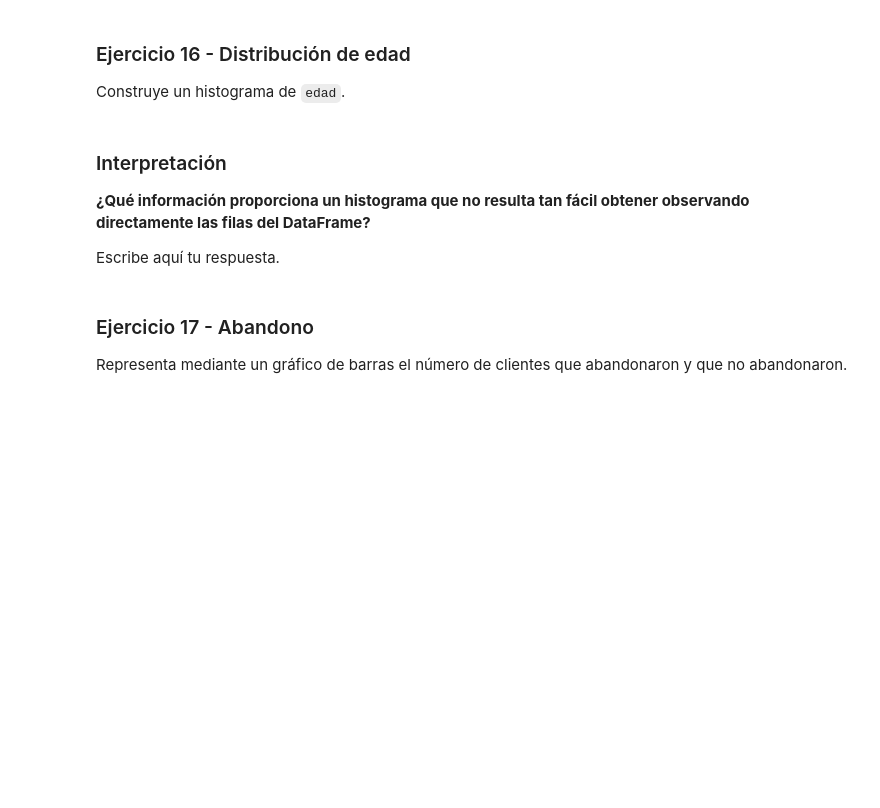
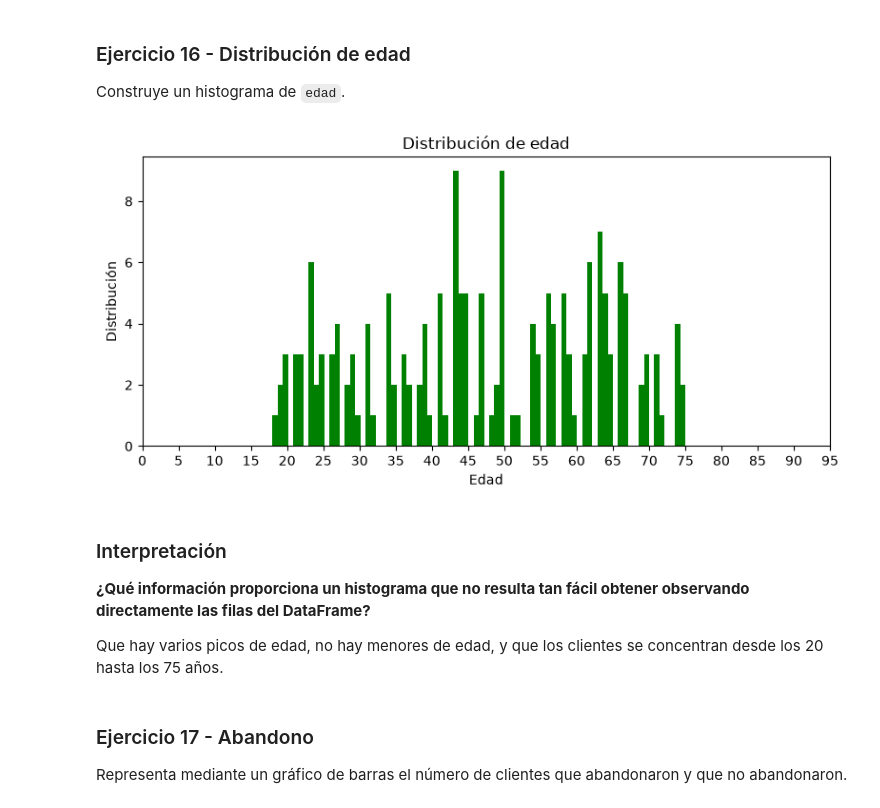
Before and after one commit to juanfeemv/jupyternotebooks, a Jupyter notebook: Practica_03_Mena_JuanFelipe.ipynb, the cells around one changed output. Drawn from its saved outputs; the diff is of its cells as text; code cells hidden in the pictures; blank space fills up the shorter version.

```diff
--- a/Practica_03_Mena_JuanFelipe.ipynb
+++ b/Practica_03_Mena_JuanFelipe.ipynb
@@ -445,12 +539,23 @@ Todos los gráficos deben contener como mínimo:
 Construye un histograma de `edad`.
 # %%
 # TODO: crea el histograma de edad
+
+plt.figure(figsize=(8, 4)) #8x4 pulgadas
+plt.hist(df["edad"], bins = 80, color = "green")
+plt.xlabel("Edad")
+plt.xticks(range(0,100, 5))
+plt.ylabel("Distribución")
+plt.title("Distribución de edad")
+plt.tight_layout()
+plt.show()
+# %% [output]
+[figure, added]
 # %% [markdown]
 ### Interpretación
 
 **¿Qué información proporciona un histograma que no resulta tan fácil obtener observando directamente las filas del DataFrame?**
 
-Escribe aquí tu respuesta.
+Que hay varios picos de edad, no hay menores de edad, y que los clientes se concentran desde los 20 hasta los 75 años.
 # %% [markdown]
 ### Ejercicio 17 - Abandono
 
```
Also changed, not shown: parts of 12 cells of this notebook.
